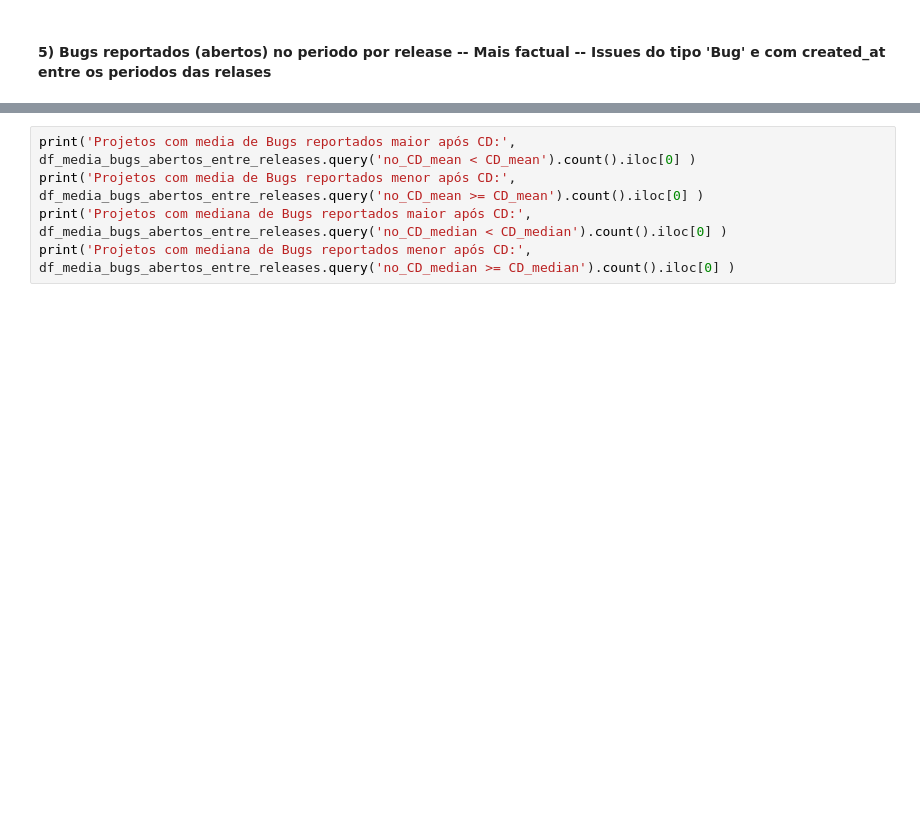
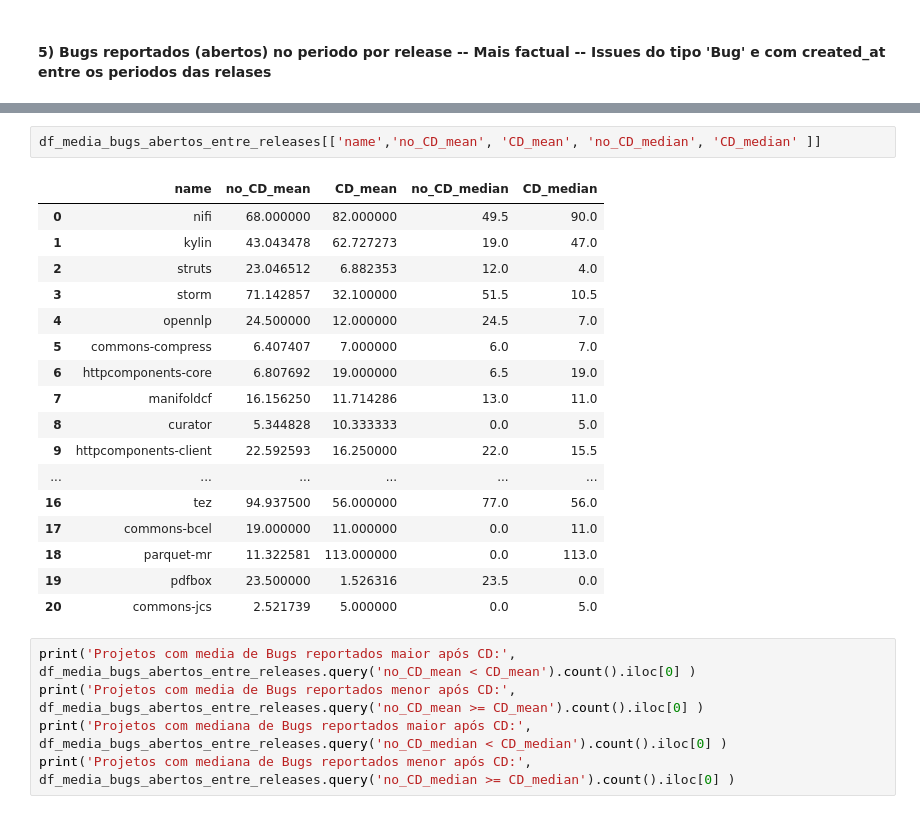
Before and after one commit to diegoandrade-iuv/msr-ch2022-cd, a Jupyter notebook: perguntas de pesquisa.ipynb, the cells around one changed output, grey strips where cells are left out. Drawn from its saved outputs; the diff is of its cells as text; blank space fills up the shorter version.

```diff
--- a/perguntas de pesquisa.ipynb
+++ b/perguntas de pesquisa.ipynb
@@ -594,3 +618,23 @@ df_media_bugs_abertos_entre_releases
+# %%
+df_media_bugs_abertos_entre_releases[['name','no_CD_mean', 'CD_mean', 'no_CD_median', 'CD_median' ]]
+# %% [output]
+|  | name | no_CD_mean | CD_mean | no_CD_median | CD_median |
+| 0 | nifi | 68.000000 | 82.000000 | 49.5 | 90.0 |
+| 1 | kylin | 43.043478 | 62.727273 | 19.0 | 47.0 |
+| 2 | struts | 23.046512 | 6.882353 | 12.0 | 4.0 |
+| 3 | storm | 71.142857 | 32.100000 | 51.5 | 10.5 |
+| 4 | opennlp | 24.500000 | 12.000000 | 24.5 | 7.0 |
+| 5 | commons-compress | 6.407407 | 7.000000 | 6.0 | 7.0 |
+| 6 | httpcomponents-core | 6.807692 | 19.000000 | 6.5 | 19.0 |
+| 7 | manifoldcf | 16.156250 | 11.714286 | 13.0 | 11.0 |
+| 8 | curator | 5.344828 | 10.333333 | 0.0 | 5.0 |
+| 9 | httpcomponents-client | 22.592593 | 16.250000 | 22.0 | 15.5 |
+| ... | ... | ... | ... | ... | ... |
+| 16 | tez | 94.937500 | 56.000000 | 77.0 | 56.0 |
+| 17 | commons-bcel | 19.000000 | 11.000000 | 0.0 | 11.0 |
+| 18 | parquet-mr | 11.322581 | 113.000000 | 0.0 | 113.0 |
+| 19 | pdfbox | 23.500000 | 1.526316 | 23.5 | 0.0 |
+| 20 | commons-jcs | 2.521739 | 5.000000 | 0.0 | 5.0 |
 # %%
 print('Projetos com media de Bugs reportados maior após CD:', df_media_bugs_abertos_entre_releases.query('no_CD_mean < CD_mean').count().iloc[0] )
 print('Projetos com media de Bugs reportados menor após CD:', df_media_bugs_abertos_entre_releases.query('no_CD_mean >= CD_mean').count().iloc[0] )
```
Also changed, not shown: parts of 3 cells of this notebook, 1 other file.
